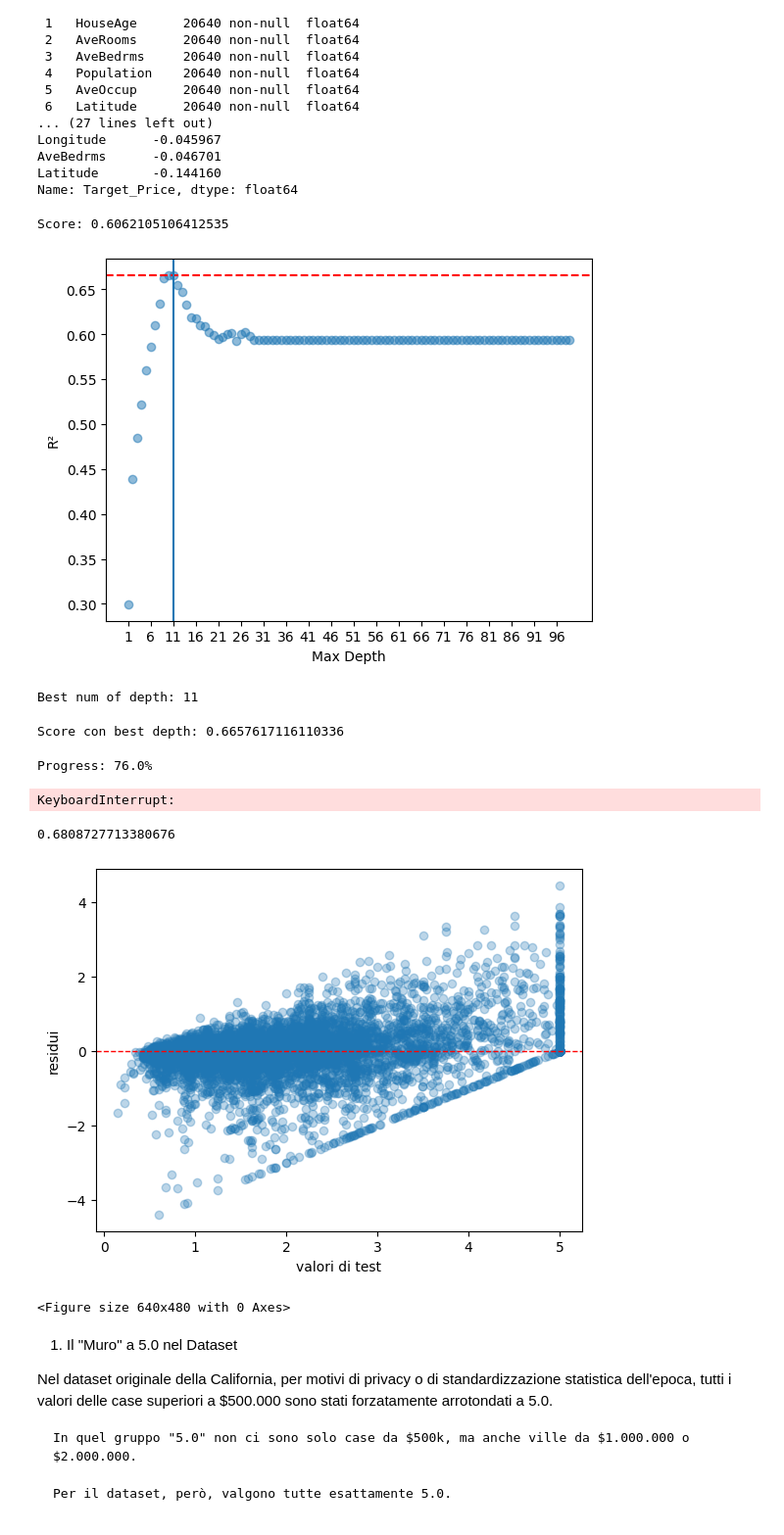
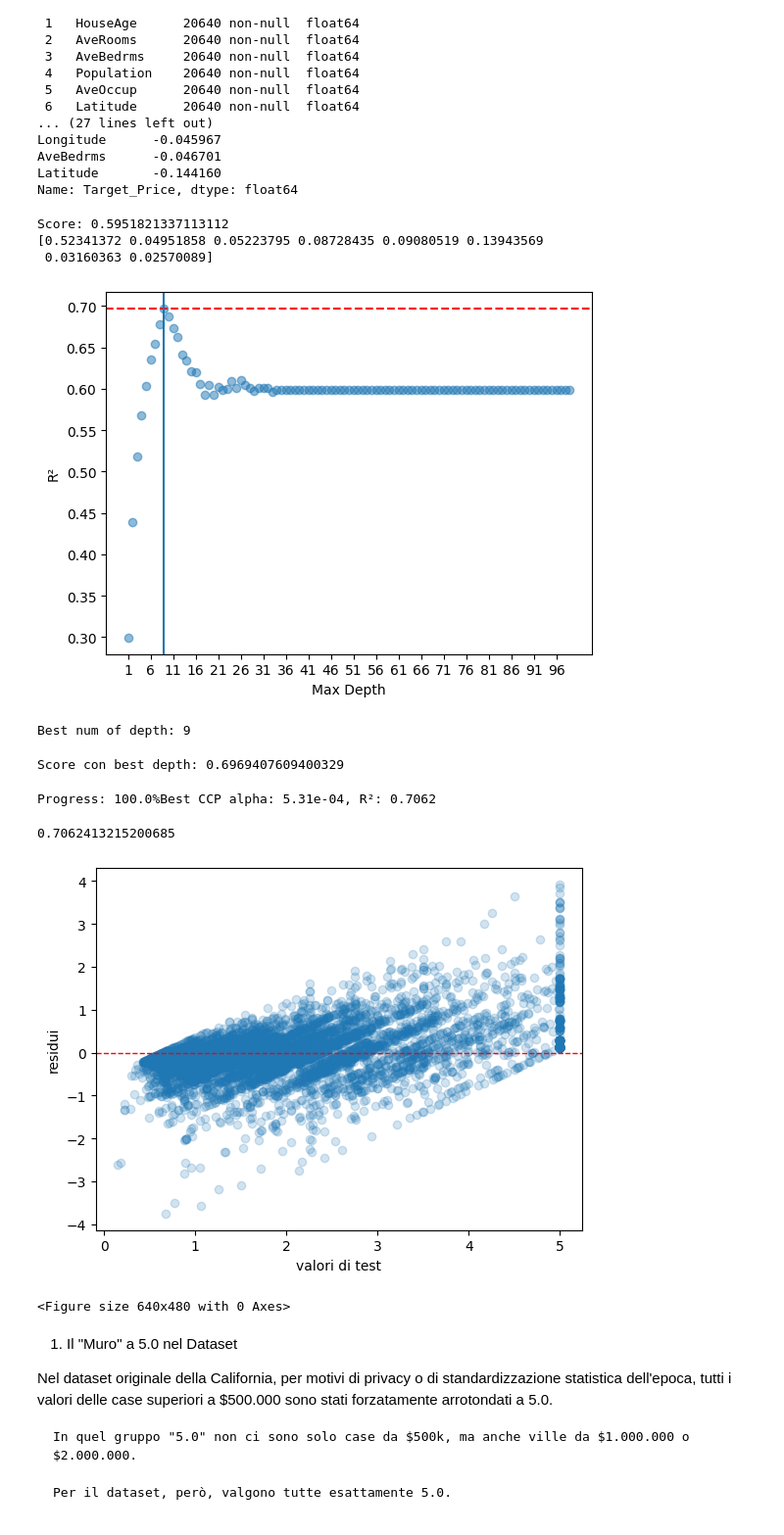
Before and after one commit to Dave02233/CodeAcademy, a Jupyter notebook: 120 - Machine Learning - Decisional Trees/sklearn_house_price.ipynb, the cells around one changed output. Shown at 98% size. Saved outputs shown, nothing was run; the diff lists cells and outputs as text; code cells hidden in the pictures.

Commit message:
fix model

```diff
--- a/120 - Machine Learning - Decisional Trees/sklearn_house_price.ipynb
+++ b/120 - Machine Learning - Decisional Trees/sklearn_house_price.ipynb
@@ -39,15 +39,18 @@ from sklearn.preprocessing import StandardScaler
 from sklearn.model_selection import train_test_split
 model = DecisionTreeRegressor()
 
-features = df[['MedInc', 'AveRooms', 'HouseAge', 'Longitude', 'Latitude']]
+features = df[['MedInc', 'AveRooms', 'HouseAge', 'Longitude', 'Latitude', 'AveOccup', 'Population', 'AveBedrms']]
 
 X_train, X_test, y_train, y_test = train_test_split(features, df['Target_Price'], test_size=0.3, random_state=42)
 
 model.fit(X_train, y_train)
 
 print('Score:', model.score(X_test, y_test))
+print(model.feature_importances_)
 # %% [output]
-Score: 0.6062105106412535
+Score: 0.5951821337113112
+[0.52341372 0.04951858 0.05223795 0.08728435 0.09080519 0.13943569
+ 0.03160363 0.02570089]
 # %%
 test_score = []
 
@@ -73,14 +76,14 @@ plt.close()
 best_depth = depths[r2_scores.index(best_r2)]
 print('Best num of depth:', best_depth)
 # %% [output]
-[figure, old version]
+[figure, new version]
-Best num of depth: 11
+Best num of depth: 9
 # %%
 best_depth_tree = DecisionTreeRegressor(max_depth=best_depth, random_state=42)
 best_depth_tree.fit(X_train, y_train)
 print('Score con best depth:', best_depth_tree.score(X_test, y_test))
 # %% [output]
-Score con best depth: 0.6657617116110336
+Score con best depth: 0.6969407609400329
 # %%
 test_score = []
 path = DecisionTreeRegressor(random_state=42).cost_complexity_pruning_path(X_train, y_train)
@@ -102,28 +105,27 @@ best_ccp = ccp_alphas[best_idx]
 
 print(f"Best CCP alpha: {best_ccp:.2e}, R²: {best_r2:.4f}")
 # %% [output]
-Progress: 76.0%
+Progress: 100.0%Best CCP alpha: 5.31e-04, R²: 0.7062
-KeyboardInterrupt:
 # %%
 best_model = DecisionTreeRegressor(ccp_alpha=best_ccp, random_state=42)
 best_model.fit(X_train, y_train)
 
 print(best_model.score(X_test, y_test))
 # %% [output]
-0.6808727713380676
+0.7062413215200685
 # %%
 residuals = y_test - best_model.predict(X_test)
 
 import matplotlib.pyplot as plt
 
-plt.scatter(y_test, residuals, alpha=0.3)
+plt.scatter(y_test, residuals, alpha=0.2)
 plt.xlabel('valori di test')
 plt.ylabel('residui')
 plt.axhline(0, color='red', linestyle='--', linewidth=1)
 plt.show()
 plt.clf()
 # %% [output]
-[figure, old version]
+[figure, new version]
 <Figure size 640x480 with 0 Axes>
 # %% [markdown]
 1. Il "Muro" a 5.0 nel Dataset
```
